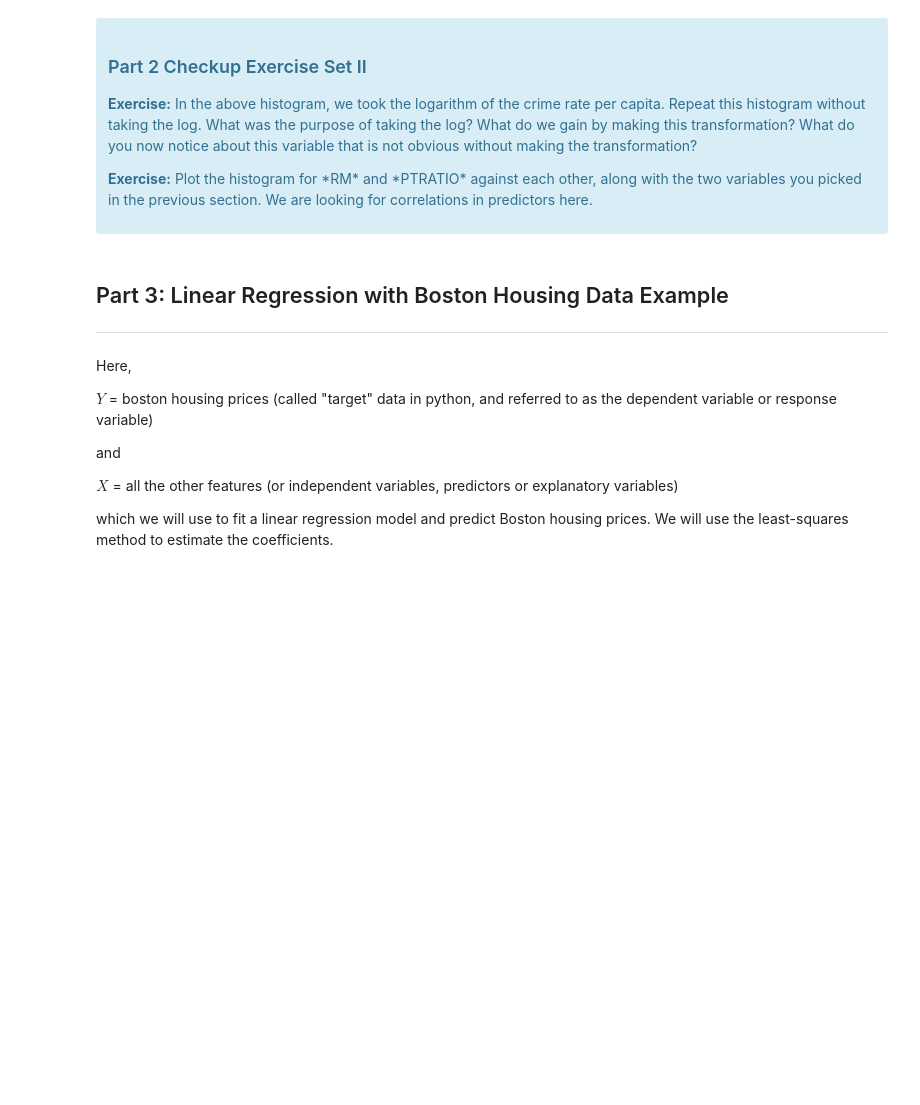
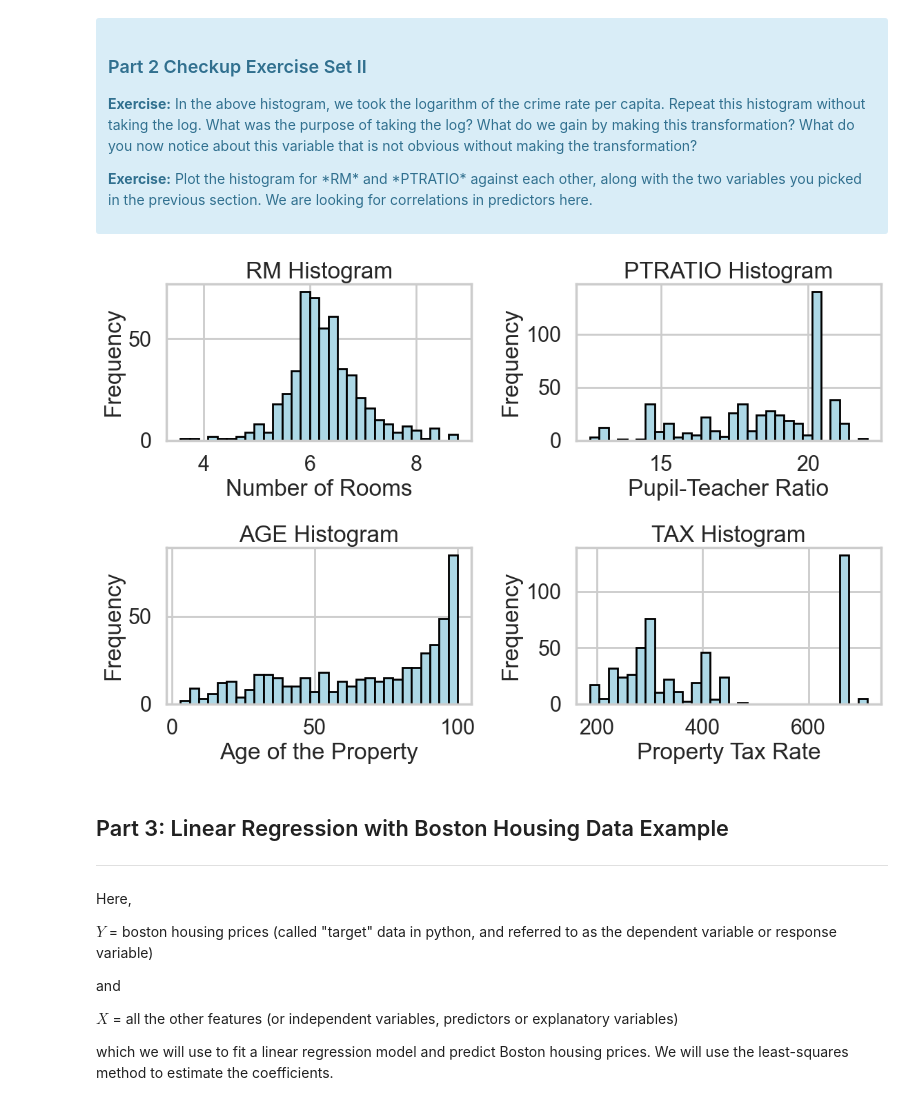
Before and after one commit to madmaxtoastflytiger/Boston-Housing, a Jupyter notebook: Mini_Project_Linear_Regression.ipynb, the cells around one changed output. Drawn from its saved outputs; the diff is of its cells as text; code cells hidden in the pictures; blank space fills up the shorter version.

```diff
--- a/Mini_Project_Linear_Regression.ipynb
+++ b/Mini_Project_Linear_Regression.ipynb
@@ -299,3 +302,47 @@ plt.show()
+# %%
+#your turn
+
+# What was the purpose of taking the log? What do we gain by making this transformation? # What do you now notice about this variable that is not obvious without making the transformation?
+    # Taking the logarithm of a variable, like the crime rate per capita (CRIM), helps to reduce skewness in the distribution. Many variables in real-world datasets can have exponential growth patterns,
+    # making it hard to read. By applying the logarithm, we can achieve a more normal-like distribution, making it easier to visualize and interpret the data.
+
+# Histogram for RM
+plt.figure(figsize=(12, 8))
+
+# Subplot for RM
+plt.subplot(2, 2, 1)
+plt.hist(bos.RM, bins=30, color='lightblue', edgecolor='black')
+plt.title("RM Histogram")
+plt.xlabel("Number of Rooms")
+plt.ylabel("Frequency")
+
+# Subplot for PTRATIO
+plt.subplot(2, 2, 2)
+plt.hist(bos.PTRATIO, bins=30, color='lightblue', edgecolor='black')
+plt.title("PTRATIO Histogram")
+plt.xlabel("Pupil-Teacher Ratio")
+plt.ylabel("Frequency")
+
+
+# 2 var I selected in previous section
+# Subplot for AGE
+plt.subplot(2, 2, 3)
+plt.hist(bos.AGE, bins=30, color='lightblue', edgecolor='black')
+plt.title("AGE Histogram")
+plt.xlabel("Age of the Property")
+plt.ylabel("Frequency")
+
+# Subplot for TAX
+plt.subplot(2, 2, 4)
+plt.hist(bos.TAX, bins=30, color='lightblue', edgecolor='black')
+plt.title("TAX Histogram")
+plt.xlabel("Property Tax Rate")
+plt.ylabel("Frequency")
+
+plt.tight_layout()
+plt.show()
+# %% [output]
+[figure, added]
 # %% [markdown]
 ## Part 3: Linear Regression with Boston Housing Data Example
 ***
```
Also changed, not shown: parts of 32 cells of this notebook.
